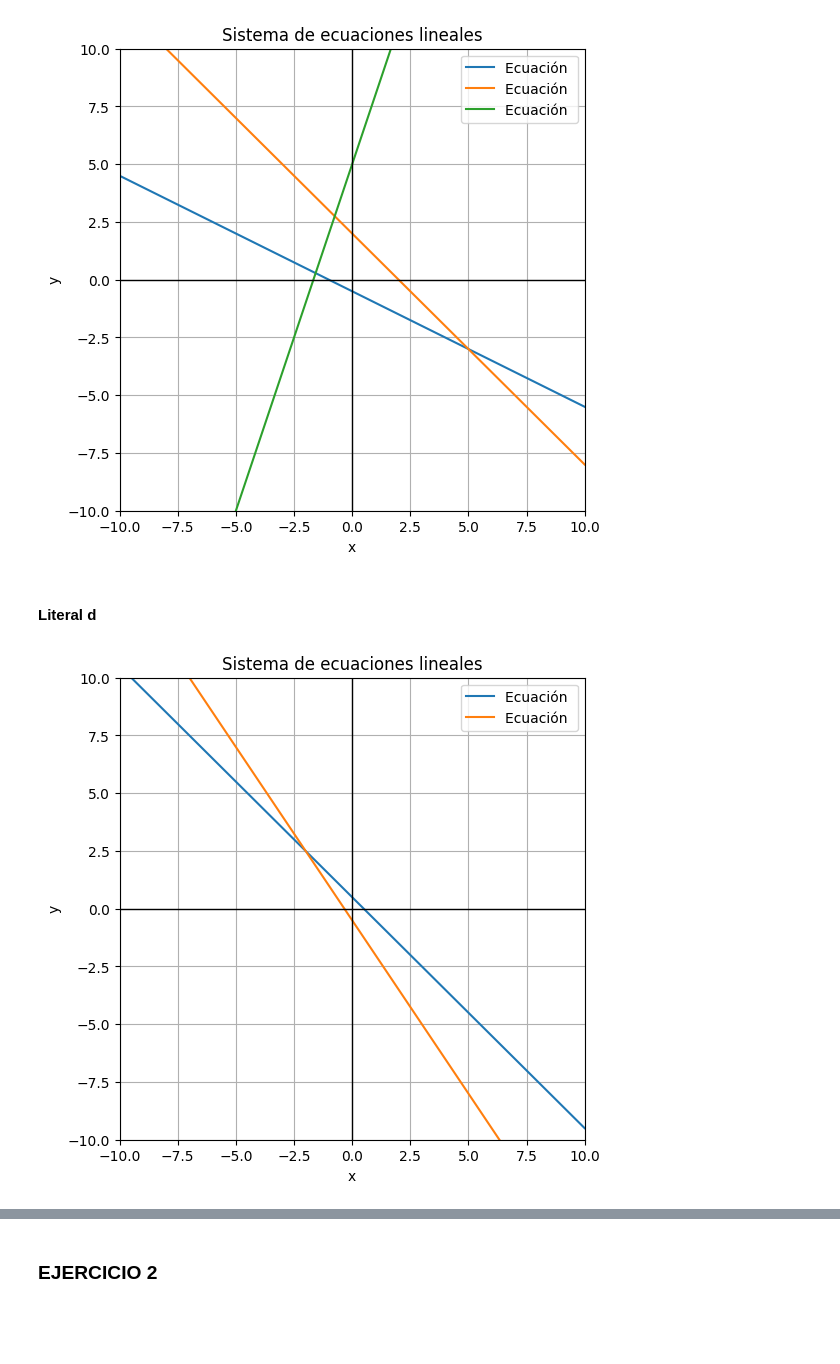
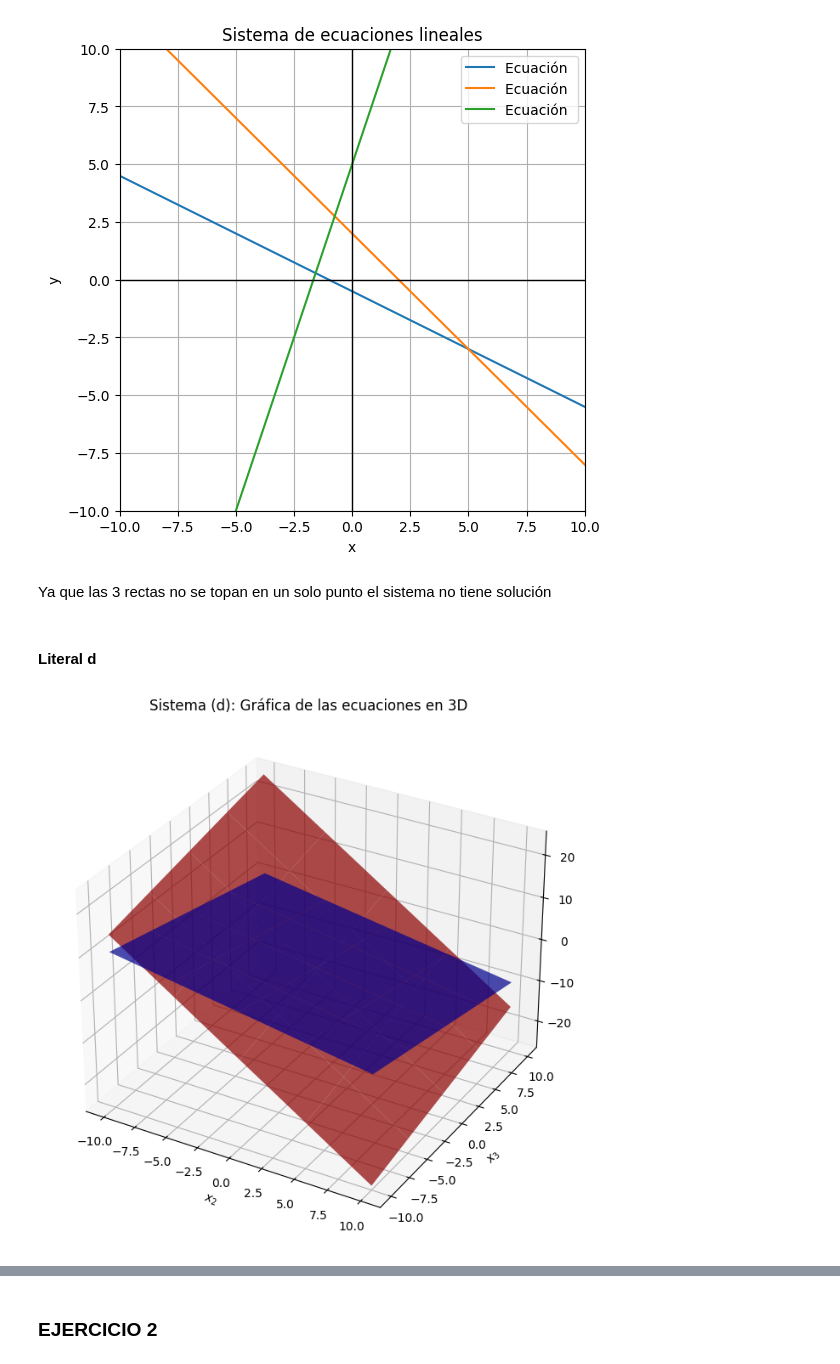
Before and after one commit to KennethJYS/Eliminaci-n-gaussiana-vs-Gauss-Jordan, a Jupyter notebook: Ejercicios.ipynb, the cells around one changed output, grey strips where cells are left out. Saved outputs shown, nothing was run; the diff lists cells and outputs as text; code cells hidden in the pictures; blank space fills up the shorter version.

```diff
--- a/Ejercicios.ipynb
+++ b/Ejercicios.ipynb
@@ -107,14 +131,30 @@ y_vals=[y_vals_1,y_vals_2,y_vals_3]
 metodográfico(y_vals)
 # %% [output]
 [figure]
+# %% [markdown]
+Ya que las 3 rectas no se topan en un solo punto el sistema no tiene solución
 # %% [markdown]
 #### Literal d
-# %%
-x_vals_2=np.linspace(-10, 10, 400)
-
-y_vals_1 = (1-x_vals-x_vals_2)/2
-y_vals_2 = (-1-4*x_vals+x_vals_2)/2
-y_vals=[y_vals_1,y_vals_2]
-metodográfico(y_vals)
-# %% [output]
-[figure, removed]
+# %%
+x_vals_2=np.linspace(-10, 10, 400)
+x2_d1 = np.linspace(-10, 10, 400)
+x_vals, x_vals_2 = np.meshgrid(x2_d1, x_vals_2)
+y_vals_1 = (1-x_vals-x_vals_2)/2
+y_vals_2 = (-1-4*x_vals+x_vals_2)/2
+y_vals=[y_vals_1,y_vals_2]
+
+fig = plt.figure(figsize=(12, 8))
+ax = fig.add_subplot(111, projection='3d')
+
+# Superficies
+ax.plot_surface(x_vals, x_vals_2, y_vals_1, alpha=0.7, rstride=100, cstride=100, color='blue', label="2x1 + x2 + x3 = 1")
+ax.plot_surface(x_vals, x_vals_2, y_vals_2, alpha=0.7, rstride=100, cstride=100, color='red', label="2x1 + 4x2 - x3 = -1")
+
+# Etiquetas
+ax.set_title("Sistema (d): Gráfica de las ecuaciones en 3D")
+ax.set_xlabel("$x_2$")
+ax.set_ylabel("$x_3$")
+ax.set_zlabel("$x_1$")
+plt.show()
+# %% [output]
+[figure, added]
```
Also changed, not shown: parts of 33 cells of this notebook.
